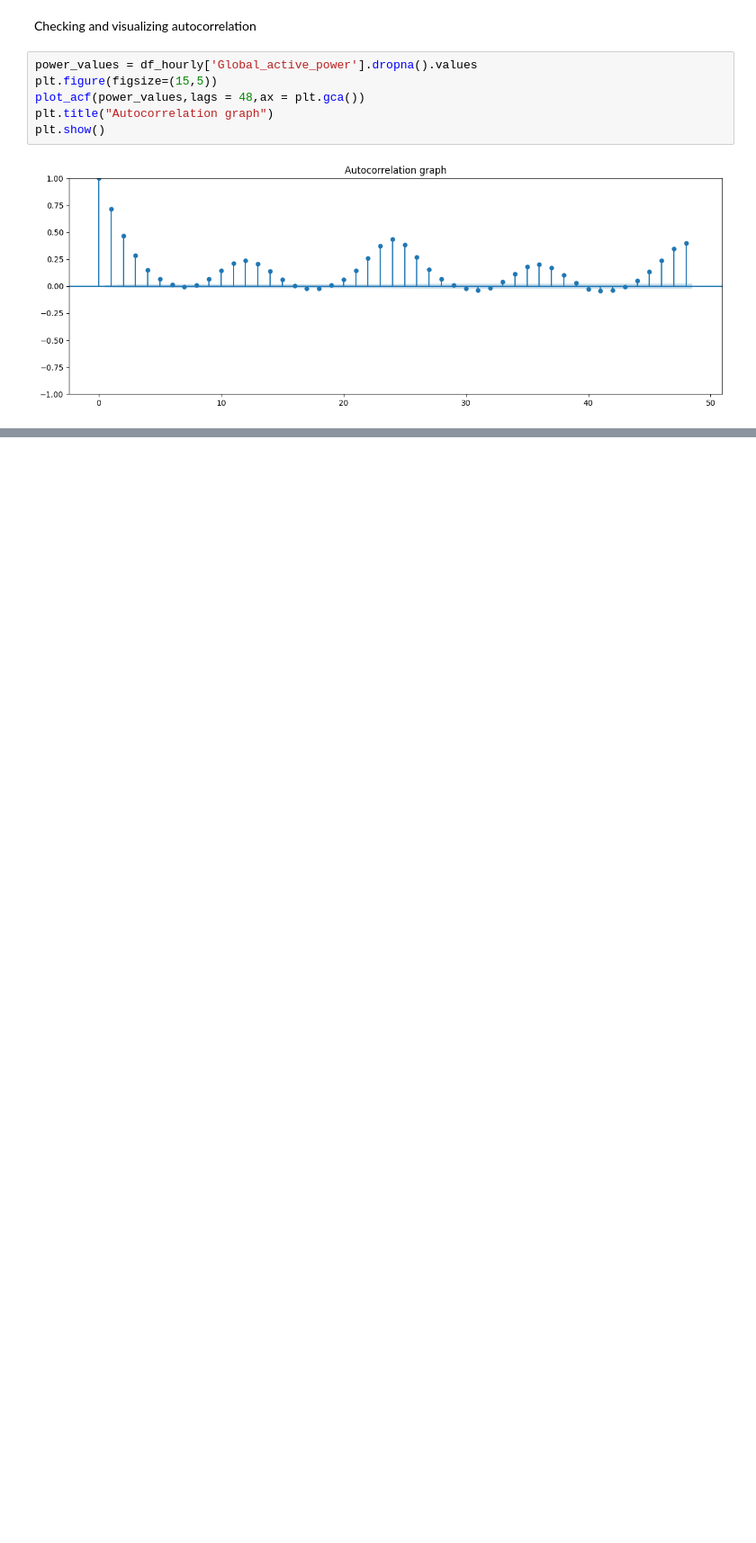
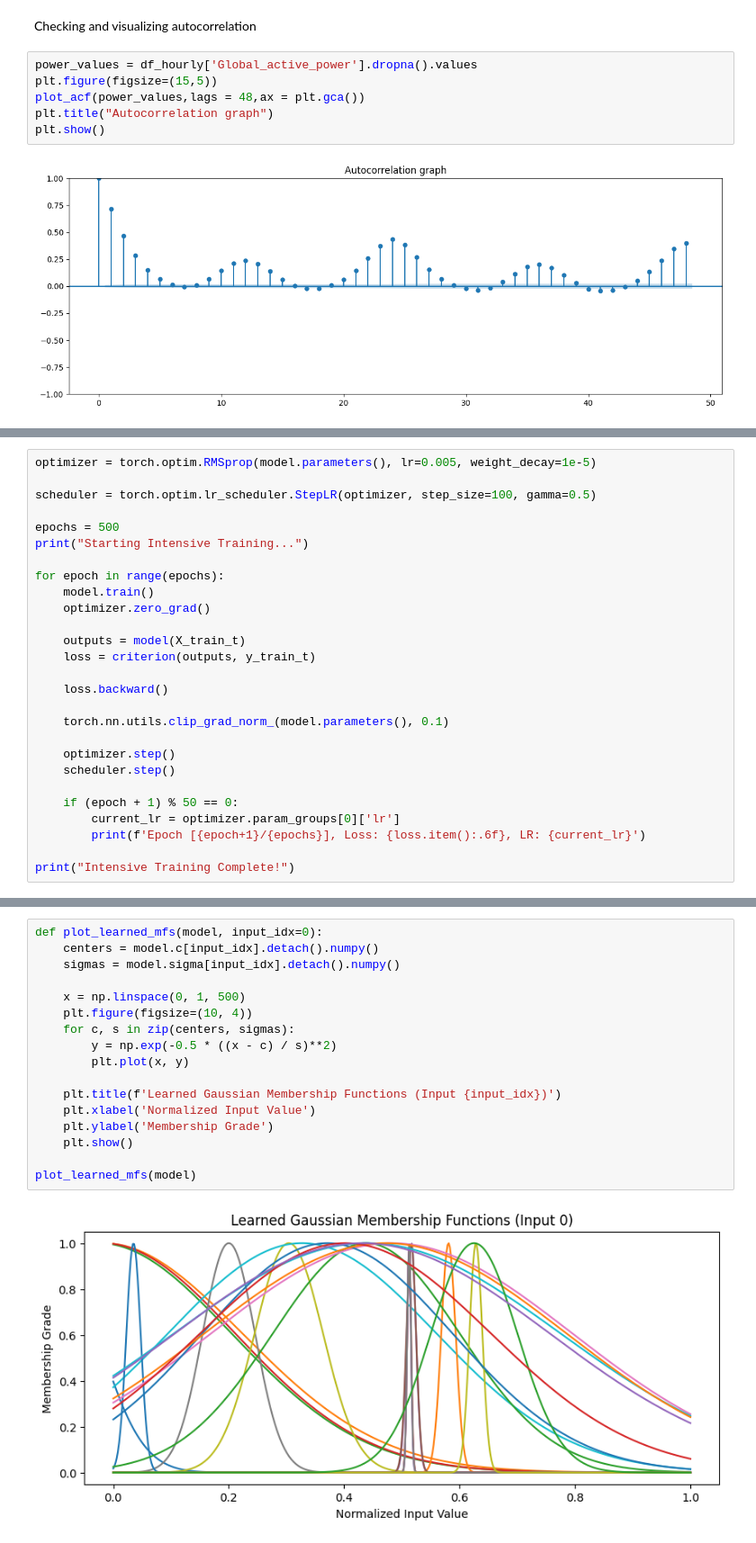
Before and after one commit to Dhanushyapalaparvi/smart-energy-consumption-forecasting-using-anfis, a Jupyter notebook: SoftComp.ipynb, the cells around one changed output, grey strips where cells are left out. Shown at 90% size. Saved outputs shown, nothing was run; the diff lists cells and outputs as text; blank space fills up the shorter version.

```diff
--- a/SoftComp.ipynb
+++ b/SoftComp.ipynb
@@ -184,0 +274,27 @@ loss = nn.MSELoss()
+# %%
+optimizer = torch.optim.RMSprop(model.parameters(), lr=0.005, weight_decay=1e-5)
+
+scheduler = torch.optim.lr_scheduler.StepLR(optimizer, step_size=100, gamma=0.5)
+
+epochs = 500
+print("Starting Intensive Training...")
+
+for epoch in range(epochs):
+    model.train()
+    optimizer.zero_grad()
+
+    outputs = model(X_train_t)
+    loss = criterion(outputs, y_train_t)
+
+    loss.backward()
+
+    torch.nn.utils.clip_grad_norm_(model.parameters(), 0.1)
+
+    optimizer.step()
+    scheduler.step()
+
+    if (epoch + 1) % 50 == 0:
+        current_lr = optimizer.param_groups[0]['lr']
+        print(f'Epoch [{epoch+1}/{epochs}], Loss: {loss.item():.6f}, LR: {current_lr}')
+
+print("Intensive Training Complete!")
@@ -184,0 +357,19 @@ loss = nn.MSELoss()
+# %%
+def plot_learned_mfs(model, input_idx=0):
+    centers = model.c[input_idx].detach().numpy()
+    sigmas = model.sigma[input_idx].detach().numpy()
+
+    x = np.linspace(0, 1, 500)
+    plt.figure(figsize=(10, 4))
+    for c, s in zip(centers, sigmas):
+        y = np.exp(-0.5 * ((x - c) / s)**2)
+        plt.plot(x, y)
+
+    plt.title(f'Learned Gaussian Membership Functions (Input {input_idx})')
+    plt.xlabel('Normalized Input Value')
+    plt.ylabel('Membership Grade')
+    plt.show()
+
+plot_learned_mfs(model)
+# %% [output]
+[figure, added]
```
Also changed, not shown: parts of 15 cells of this notebook.
